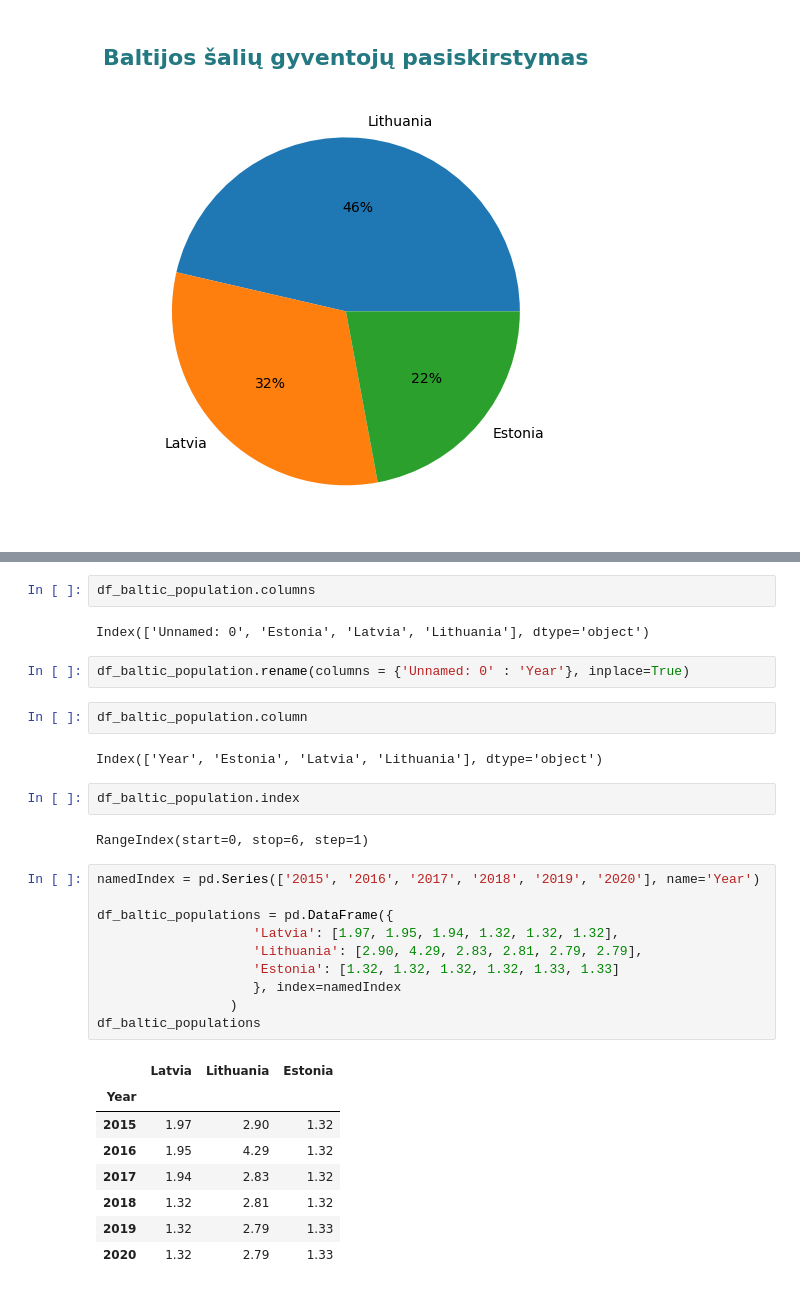
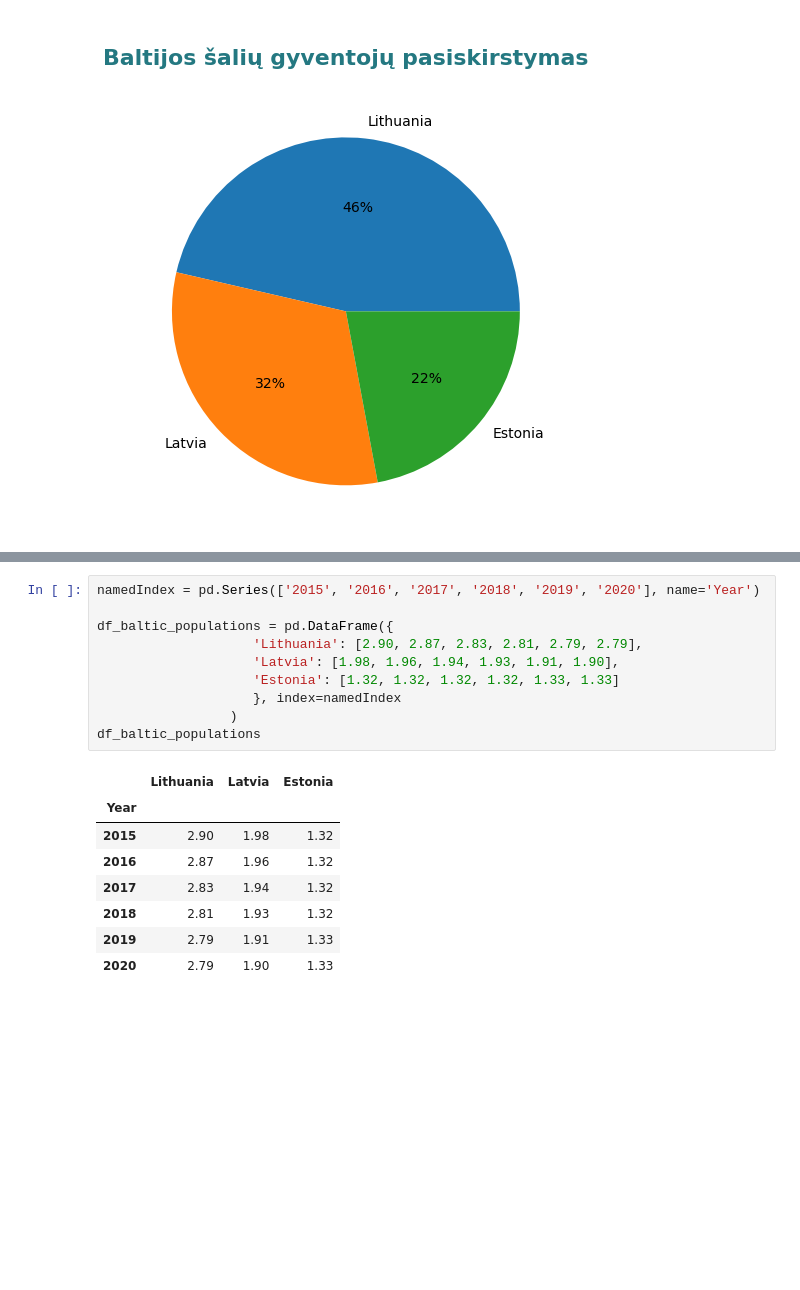
Before and after one commit to Purkenaite/BalticStatesPopulation, a Jupyter notebook: Baltic_States_population.ipynb, the cells around one changed output, grey strips where cells are left out. Saved outputs shown, nothing was run; the diff lists cells and outputs as text; blank space fills up the shorter version.

```diff
--- a/Baltic_States_population.ipynb
+++ b/Baltic_States_population.ipynb
@@ -151,33 +145,19 @@ df_baltic_population.head()
-# %%
-df_baltic_population.columns
-# %% [output]
-Index(['Unnamed: 0', 'Estonia', 'Latvia', 'Lithuania'], dtype='object')
-# %%
-df_baltic_population.rename(columns = {'Unnamed: 0' : 'Year'}, inplace=True)
-# %%
-df_baltic_population.column
-# %% [output]
-Index(['Year', 'Estonia', 'Latvia', 'Lithuania'], dtype='object')
-# %%
-df_baltic_population.index
-# %% [output]
-RangeIndex(start=0, stop=6, step=1)
 # %%
 namedIndex = pd.Series(['2015', '2016', '2017', '2018', '2019', '2020'], name='Year')
 
 df_baltic_populations = pd.DataFrame({
-                    'Latvia': [1.97, 1.95, 1.94, 1.32, 1.32, 1.32],
-                    'Lithuania': [2.90, 4.29, 2.83, 2.81, 2.79, 2.79],
+                    'Lithuania': [2.90, 2.87, 2.83, 2.81, 2.79, 2.79],
+                    'Latvia': [1.98, 1.96, 1.94, 1.93, 1.91, 1.90],
                     'Estonia': [1.32, 1.32, 1.32, 1.32, 1.33, 1.33]
                     }, index=namedIndex
                  )
 df_baltic_populations
 # %% [output]
-|  | Latvia | Lithuania | Estonia |
+|  | Lithuania | Latvia | Estonia |
 | Year |  |  |  |
-| 2015 | 1.97 | 2.90 | 1.32 |
-| 2016 | 1.95 | 4.29 | 1.32 |
-| 2017 | 1.94 | 2.83 | 1.32 |
-| 2018 | 1.32 | 2.81 | 1.32 |
-| 2019 | 1.32 | 2.79 | 1.33 |
-| 2020 | 1.32 | 2.79 | 1.33 |
+| 2015 | 2.90 | 1.98 | 1.32 |
+| 2016 | 2.87 | 1.96 | 1.32 |
+| 2017 | 2.83 | 1.94 | 1.32 |
+| 2018 | 2.81 | 1.93 | 1.32 |
+| 2019 | 2.79 | 1.91 | 1.33 |
+| 2020 | 2.79 | 1.90 | 1.33 |
```
Also changed, not shown: parts of 16 cells of this notebook.
